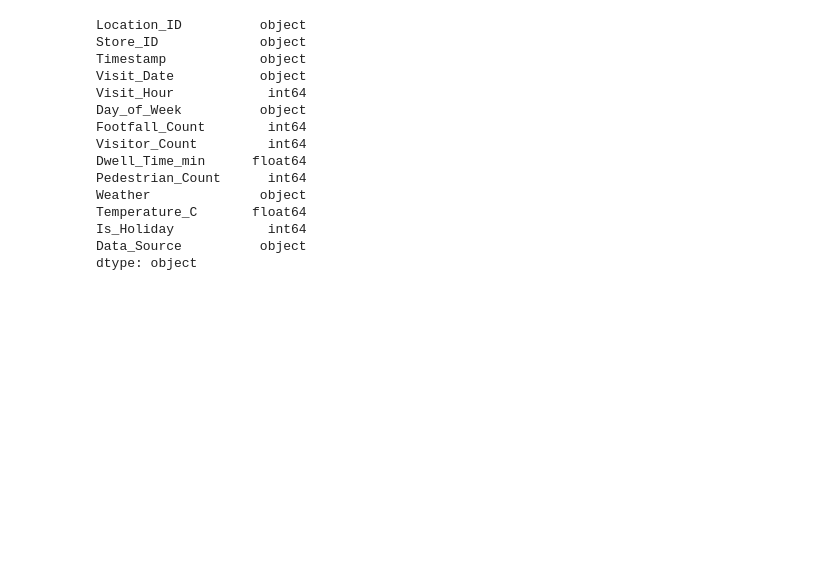
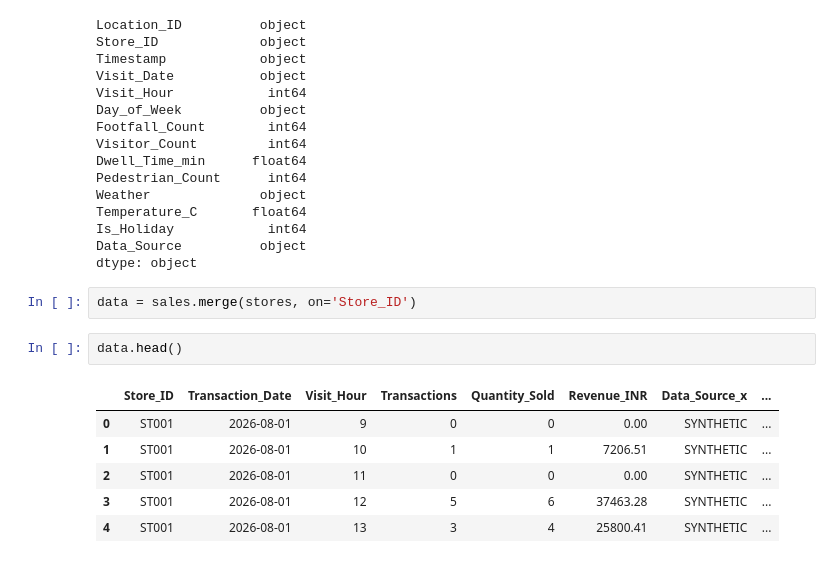
Before and after one commit to udayupmanyuu-spec/GeoPulse-Hyper-Local-Retail-Mobility-Analytics, a Jupyter notebook: Notebook/Notebook.ipynb, the cells around one changed output. Saved outputs shown, nothing was run; the diff lists cells and outputs as text; blank space fills up the shorter version.

```diff
--- a/Notebook/Notebook.ipynb
+++ b/Notebook/Notebook.ipynb
@@ -177,3 +177,14 @@ Temperature_C       float64
 Is_Holiday            int64
 Data_Source          object
 dtype: object
+# %%
+data = sales.merge(stores, on='Store_ID')
+# %%
+data.head()
+# %% [output]
+|  | Store_ID | Transaction_Date | Visit_Hour | Transactions | Quantity_Sold | Revenue_INR | Data_Source_x | ... |
+| 0 | ST001 | 2026-08-01 | 9 | 0 | 0 | 0.00 | SYNTHETIC | ... |
+| 1 | ST001 | 2026-08-01 | 10 | 1 | 1 | 7206.51 | SYNTHETIC | ... |
+| 2 | ST001 | 2026-08-01 | 11 | 0 | 0 | 0.00 | SYNTHETIC | ... |
+| 3 | ST001 | 2026-08-01 | 12 | 5 | 6 | 37463.28 | SYNTHETIC | ... |
+| 4 | ST001 | 2026-08-01 | 13 | 3 | 4 | 25800.41 | SYNTHETIC | ... |
```
Also changed, not shown: parts of 3 cells of this notebook.
